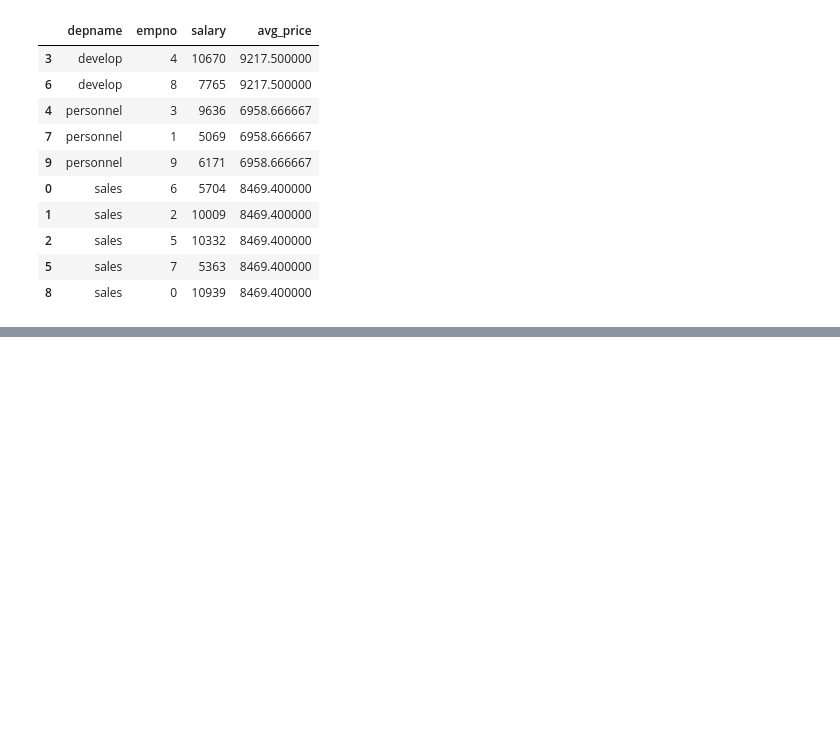
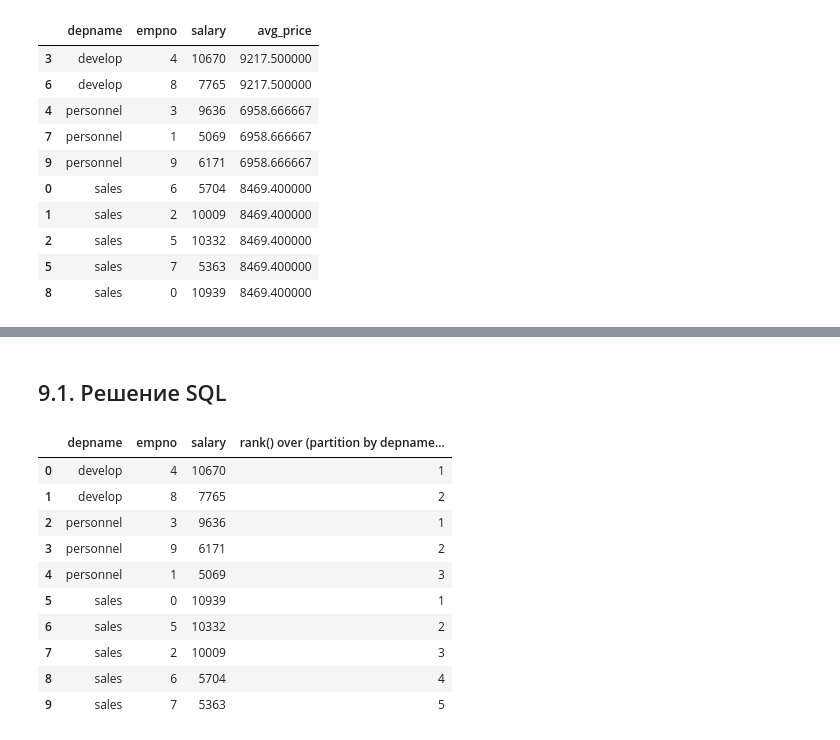
Before and after one commit to bebyakinb/test_assignments-Analyst-, a Jupyter notebook: habr/SQL_Hardest_Interview_Tasks.ipynb, the cells around one changed output, grey strips where cells are left out. Drawn from its saved outputs; the diff is of its cells as text; code cells hidden in the pictures; blank space fills up the shorter version.

```diff
--- a/habr/SQL_Hardest_Interview_Tasks.ipynb
+++ b/habr/SQL_Hardest_Interview_Tasks.ipynb
@@ -790,0 +810,20 @@ salaries_extended.sort_values('depname')
+# %% [markdown]
+## 9.1. Решение SQL
+# %%
+sql = '''
+select *, rank() over (partition by depname order by salary desc)
+from salaries
+'''
+select(sql)
+# %% [output]
+|  | depname | empno | salary | rank() over (partition by depname... |
+| 0 | develop | 4 | 10670 | 1 |
+| 1 | develop | 8 | 7765 | 2 |
+| 2 | personnel | 3 | 9636 | 1 |
+| 3 | personnel | 9 | 6171 | 2 |
+| 4 | personnel | 1 | 5069 | 3 |
+| 5 | sales | 0 | 10939 | 1 |
+| 6 | sales | 5 | 10332 | 2 |
+| 7 | sales | 2 | 10009 | 3 |
+| 8 | sales | 6 | 5704 | 4 |
+| 9 | sales | 7 | 5363 | 5 |
```
Also changed, not shown: parts of 6 cells of this notebook.
